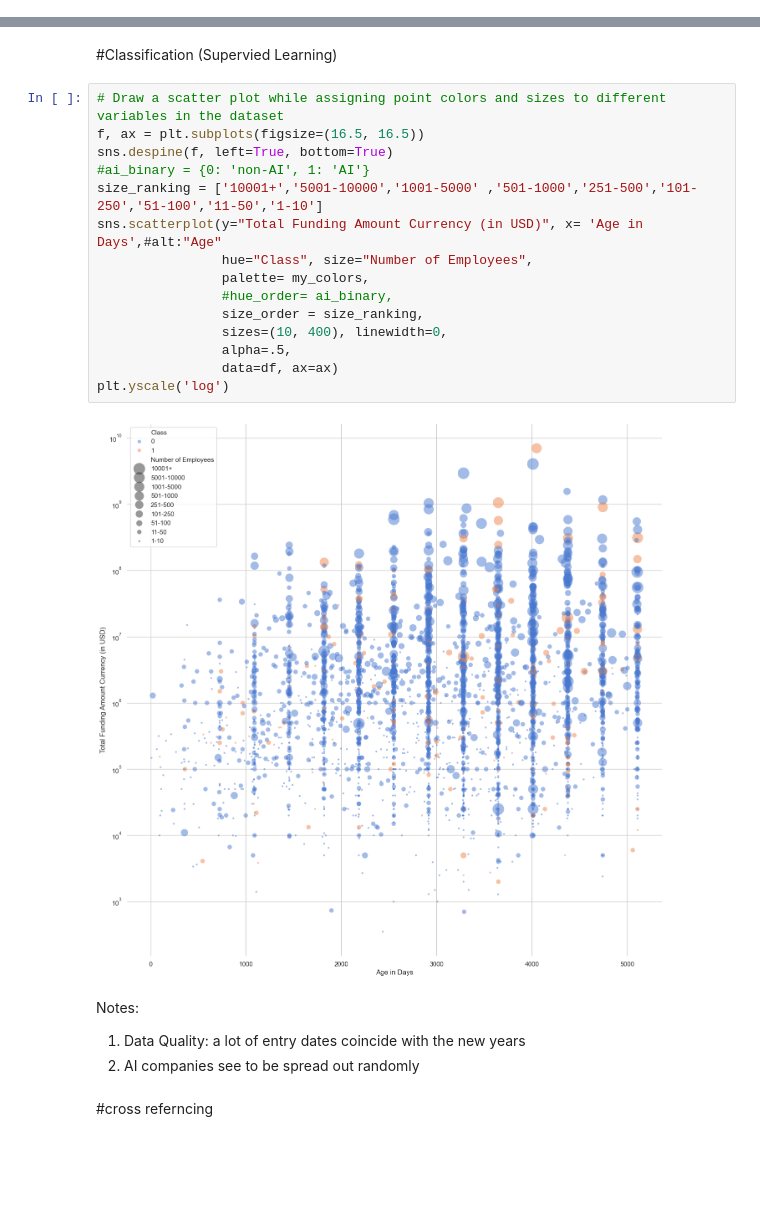
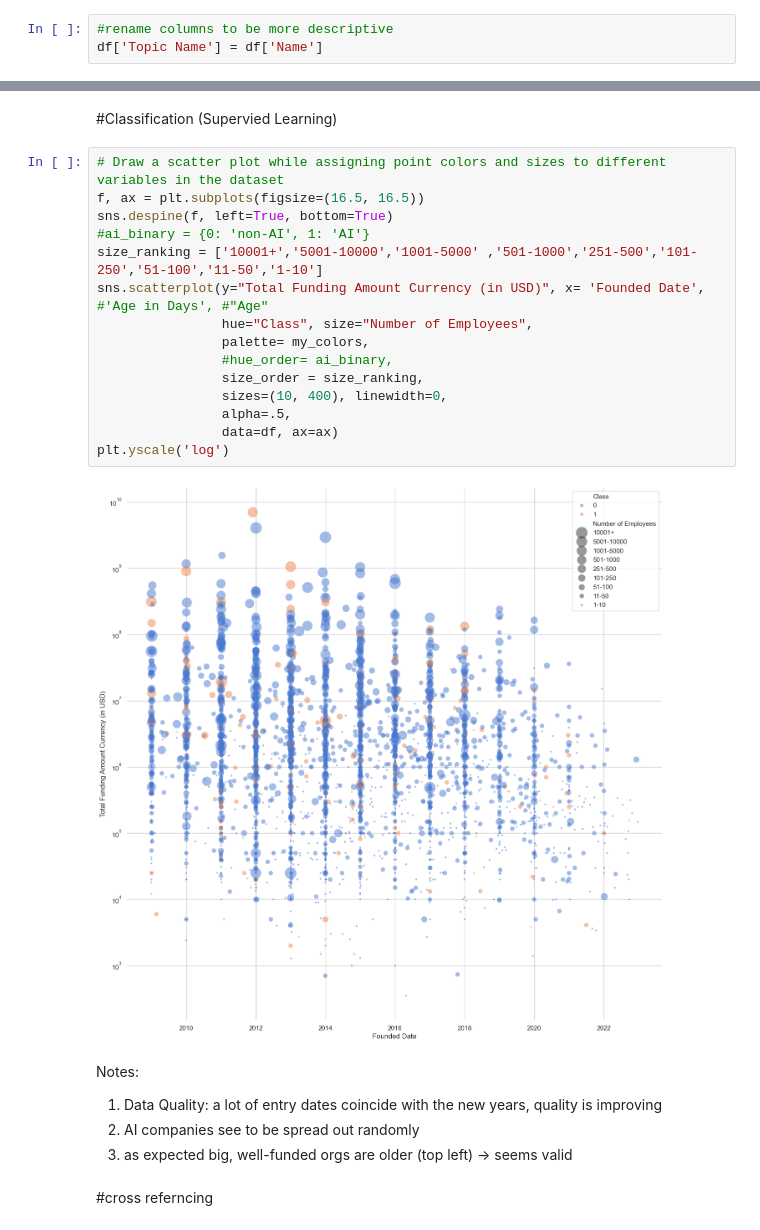
Before and after one commit to MarioMuehlematter/Education.ai, a Jupyter notebook: notebooks/Education.ai_Analysis+Plots.ipynb, the cells around one changed output, grey strips where cells are left out. Cells and saved outputs as stored; diff of their text form; blank space fills up the shorter version.

```diff
--- a/notebooks/Education.ai_Analysis+Plots.ipynb
+++ b/notebooks/Education.ai_Analysis+Plots.ipynb
@@ -273,3 +267,6 @@ Name: count, dtype: int64
 # %% [markdown]
 8352 entries could not be fitted into a categorie of more than 100 entries. Topic '-1' is thus dropped from the analysis. See BERTopic documentation.
+# %%
+#rename columns to be more descriptive
+df['Topic Name'] = df['Name']
 # %%
@@ -347,24 +355,25 @@ Name: Topic, Length: 72, dtype: int64
 # %%
 # Draw a scatter plot while assigning point colors and sizes to different variables in the dataset
 f, ax = plt.subplots(figsize=(16.5, 16.5))
 sns.despine(f, left=True, bottom=True)
 #ai_binary = {0: 'non-AI', 1: 'AI'}
 size_ranking = ['10001+','5001-10000','1001-5000' ,'501-1000','251-500','101-250','51-100','11-50','1-10']
-sns.scatterplot(y="Total Funding Amount Currency (in USD)", x= 'Age in Days',#alt:"Age"
+sns.scatterplot(y="Total Funding Amount Currency (in USD)", x= 'Founded Date', #'Age in Days', #"Age"
                 hue="Class", size="Number of Employees",
                 palette= my_colors,
                 #hue_order= ai_binary,
                 size_order = size_ranking,
                 sizes=(10, 400), linewidth=0,
                 alpha=.5,
                 data=df, ax=ax)
 plt.yscale('log')
 # %% [output]
-[figure, old version]
+[figure, new version]
 # %% [markdown]
 Notes:
-1. Data Quality: a lot of entry dates coincide with the new years
+1. Data Quality: a lot of entry dates coincide with the new years, quality is improving
 2. AI companies see to be spread out randomly
+3. as expected big, well-funded orgs are older (top left) -> seems valid
 # %% [markdown]
 #cross referncing
 # %%
```
Also changed, not shown: parts of 8 cells of this notebook.
